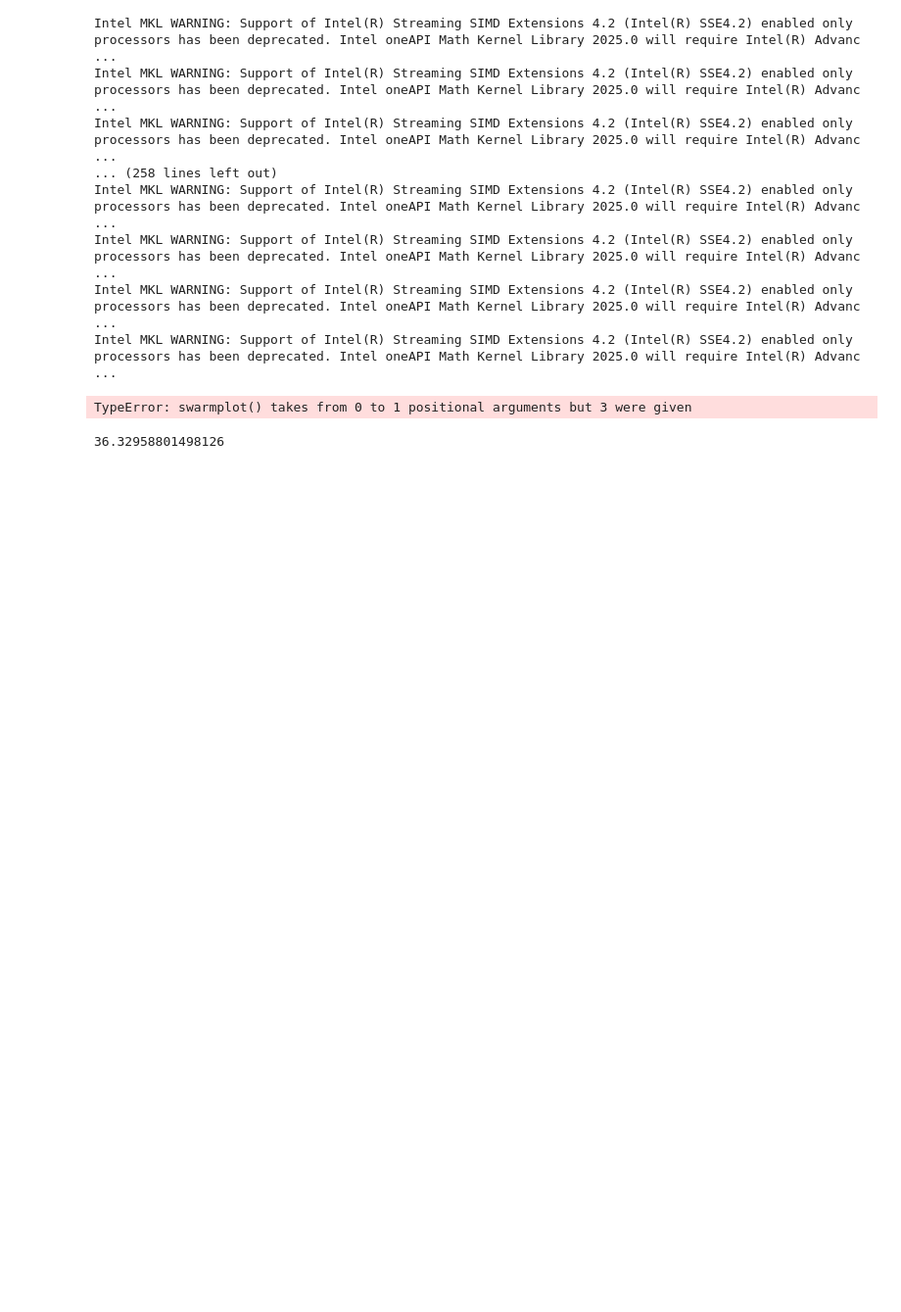
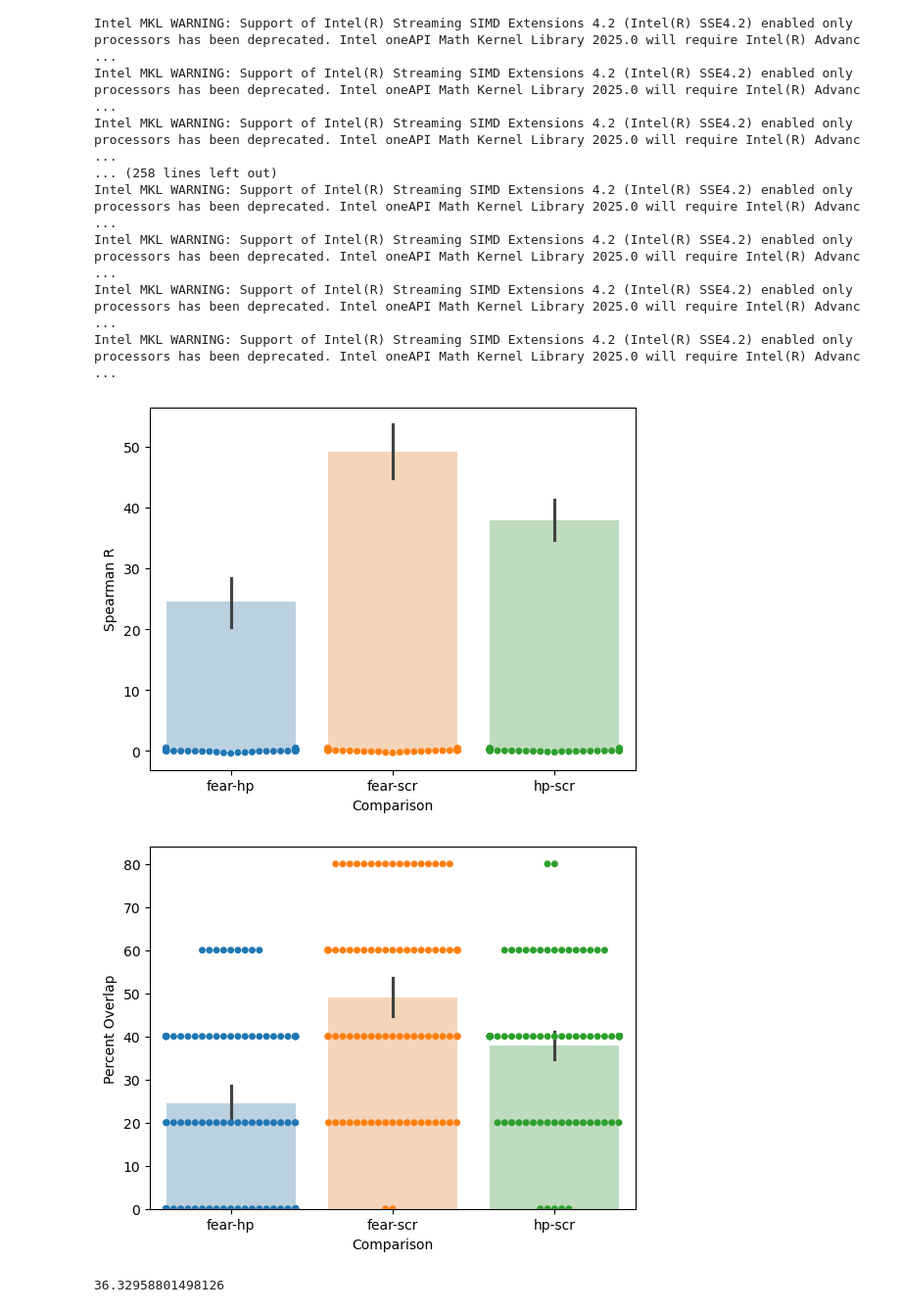
Before and after one commit to kcmcveigh/aff_recomend, a Jupyter notebook: results.ipynb, the cells around one changed output. Shown at 98% size. Saved outputs shown, nothing was run; the diff lists cells and outputs as text; code cells hidden in the pictures; blank space fills up the shorter version.

```diff
--- a/results.ipynb
+++ b/results.ipynb
@@ -93,7 +93,7 @@ for rank_path in glob.glob('results/*rank_df.csv'):
 import scipy.stats as stats
 import glob
 import pandas as pd
-def calculate_spearman_ranks(df1, df2, top_n=5):
+def calculate_spearman_ranks(df1, df2):
     filtered_df1 = df1.loc[df1.index.intersection(df2.index)]
     filtered_df2 = df2.loc[df2.index.intersection(df1.index)]
     spearman_rs = []
@@ -103,7 +103,7 @@ def calculate_spearman_ranks(df1, df2, top_n=5):
         spearman_r = stats.spearmanr(ranks1, ranks2)
         spearman_rs.append(spearman_r.statistic)
     return spearman_rs
-def calculate_percent_overlap(df1, df2, top_n=3):
+def calculate_percent_overlap(df1, df2, top_n=5):
     filtered_df1 = df1.loc[df1.index.intersection(df2.index)]
     filtered_df2 = df2.loc[df2.index.intersection(df1.index)]
     percent_overlaps = []
@@ -148,20 +148,26 @@ Intel MKL WARNING: Support of Intel(R) Streaming SIMD Extensions 4.2 (Intel(R) S
 Intel MKL WARNING: Support of Intel(R) Streaming SIMD Extensions 4.2 (Intel(R) SSE4.2) enabled only processors has been deprecated. Intel oneAPI Math Kernel Library 2025.0 will require Intel(R) Advanc ...
 Intel MKL WARNING: Support of Intel(R) Streaming SIMD Extensions 4.2 (Intel(R) SSE4.2) enabled only processors has been deprecated. Intel oneAPI Math Kernel Library 2025.0 will require Intel(R) Advanc ...
 Intel MKL WARNING: Support of Intel(R) Streaming SIMD Extensions 4.2 (Intel(R) SSE4.2) enabled only processors has been deprecated. Intel oneAPI Math Kernel Library 2025.0 will require Intel(R) Advanc ...
-# %%
-
-# sns.swarmplot(x=['fear-hp', 'fear-scr', 'hp-scr'], y=[spearman_rs_dict['fear-hp'], spearman_rs_dict['fear-scr'], spearman_rs_dict['hp-scr']])
-# plt.xlabel('Comparison')
-# plt.ylabel('Spearman Rank')
-# plt.show()
-
-# sns.swarmplot(x=['fear-hp', 'fear-scr', 'hp-scr'], y=[percent_overlap_dict['fear-hp'], percent_overlap_dict['fear-scr'], percent_overlap_dict['hp-scr']])
-# plt.xlabel('Comparison')
-# plt.ylabel('Percent Overlap')
-# plt.show()
-sns.swarmplot(percent_overlap_dict['fear-hp'], percent_overlap_dict['fear-scr'], percent_overlap_dict['hp-scr'])
-# %% [output]
-TypeError: swarmplot() takes from 0 to 1 positional arguments but 3 were given
+# %%
+sns.swarmplot(data=[spearman_rs_dict['fear-hp'], spearman_rs_dict['fear-scr'], spearman_rs_dict['hp-scr']])
+sns.barplot(data=[spearman_rs_dict['fear-hp'], spearman_rs_dict['fear-scr'], spearman_rs_dict['hp-scr']],alpha=0.33)
+plt.xticks([0,1,2],['fear-hp','fear-scr','hp-scr'])
+plt.xlabel('Comparison')
+plt.ylabel('Spearman R')
+plt.savefig('figures/spearman_r.png')
+plt.show()
+
+
+sns.swarmplot(data=[percent_overlap_dict['fear-hp'], percent_overlap_dict['fear-scr'], percent_overlap_dict['hp-scr']])
+sns.barplot(data=[percent_overlap_dict['fear-hp'], percent_overlap_dict['fear-scr'], percent_overlap_dict['hp-scr']],alpha=0.33)
+plt.xticks([0,1,2],['fear-hp','fear-scr','hp-scr'])
+plt.xlabel('Comparison')
+plt.ylabel('Percent Overlap')
+plt.savefig('figures/percent_overlap.png')
+plt.show()
+# %% [output]
+[figure, added]
+[figure, added]
 # %%
 np.mean(percent_overlap_dict['hp-scr'])
 # %% [output]
```
Also changed, not shown: 6 other files.
